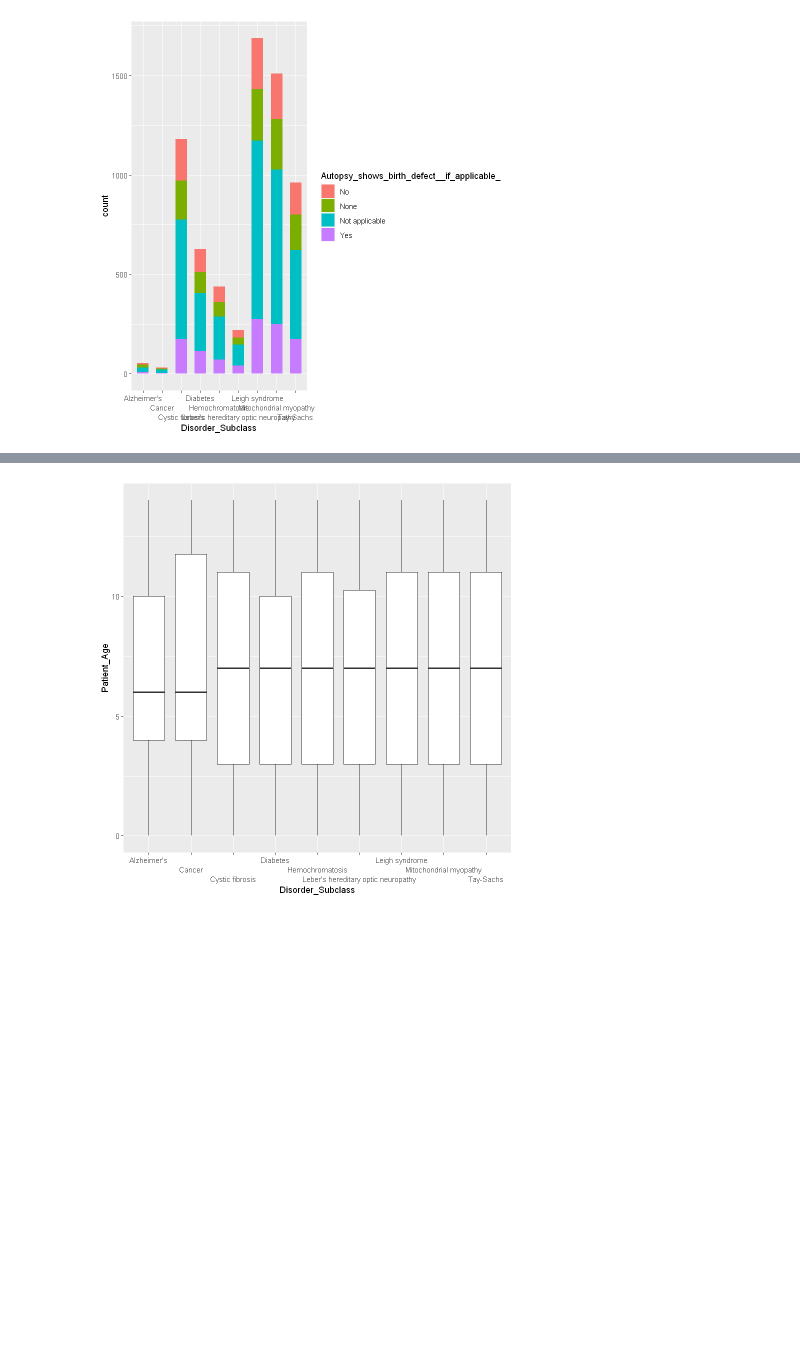
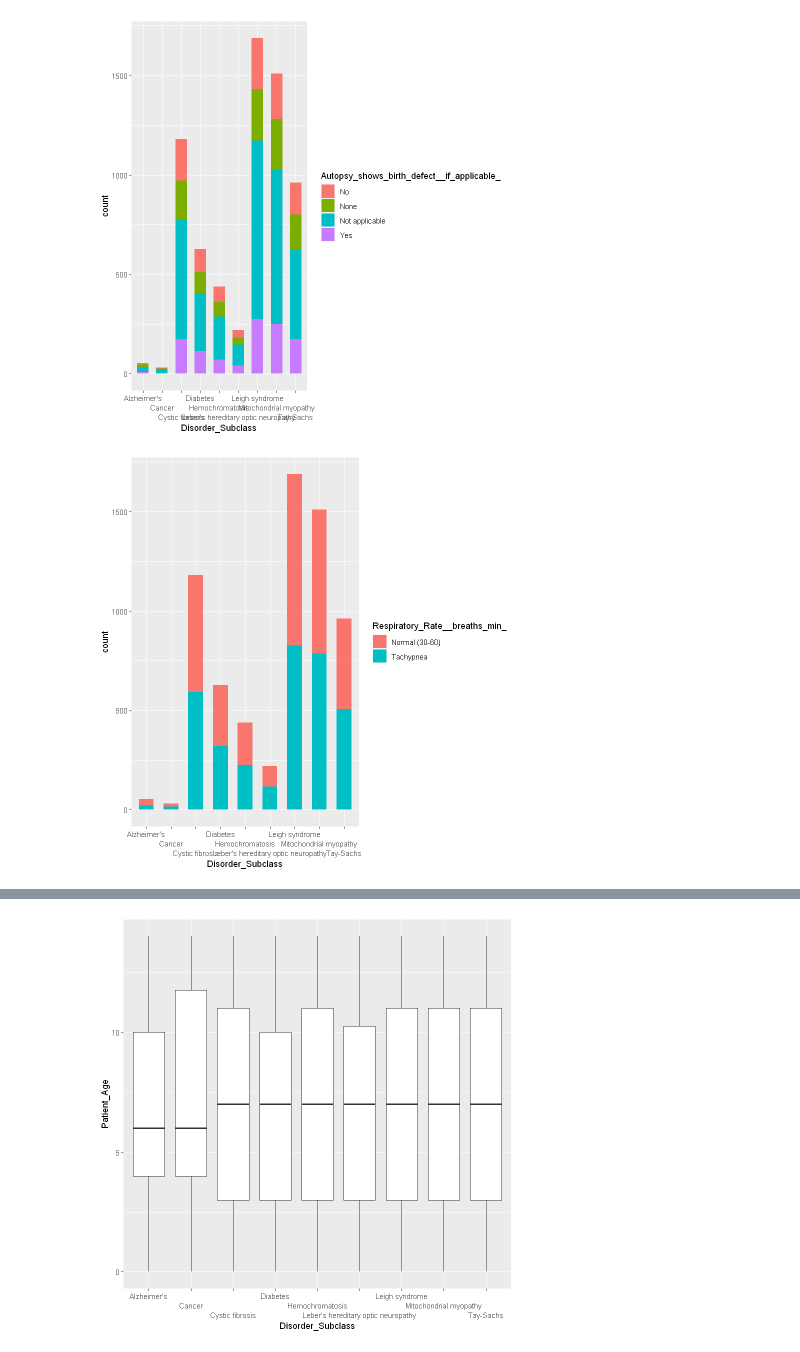
Before and after one commit to Aayush-Shrestha/EDA, a Jupyter notebook: EDA/EDA.ipynb, the cells around one changed output, grey strips where cells are left out. Drawn from its saved outputs; the diff is of its cells as text; code cells hidden in the pictures; blank space fills up the shorter version.

```diff
--- a/EDA/EDA.ipynb
+++ b/EDA/EDA.ipynb
@@ -232,0 +278,5 @@ df = df[,!(names(df) %in% drop)]
+# %%
+ggplot(data = df, aes( Disorder_Subclass ,fill = Respiratory_Rate__breaths_min_ )) +
+geom_bar(width = 0.6)+  scale_x_discrete(guide = guide_axis(n.dodge = 3))
+# %% [output]
+[figure, added]
```
Also changed, not shown: parts of 17 cells of this notebook, 53 other files.
